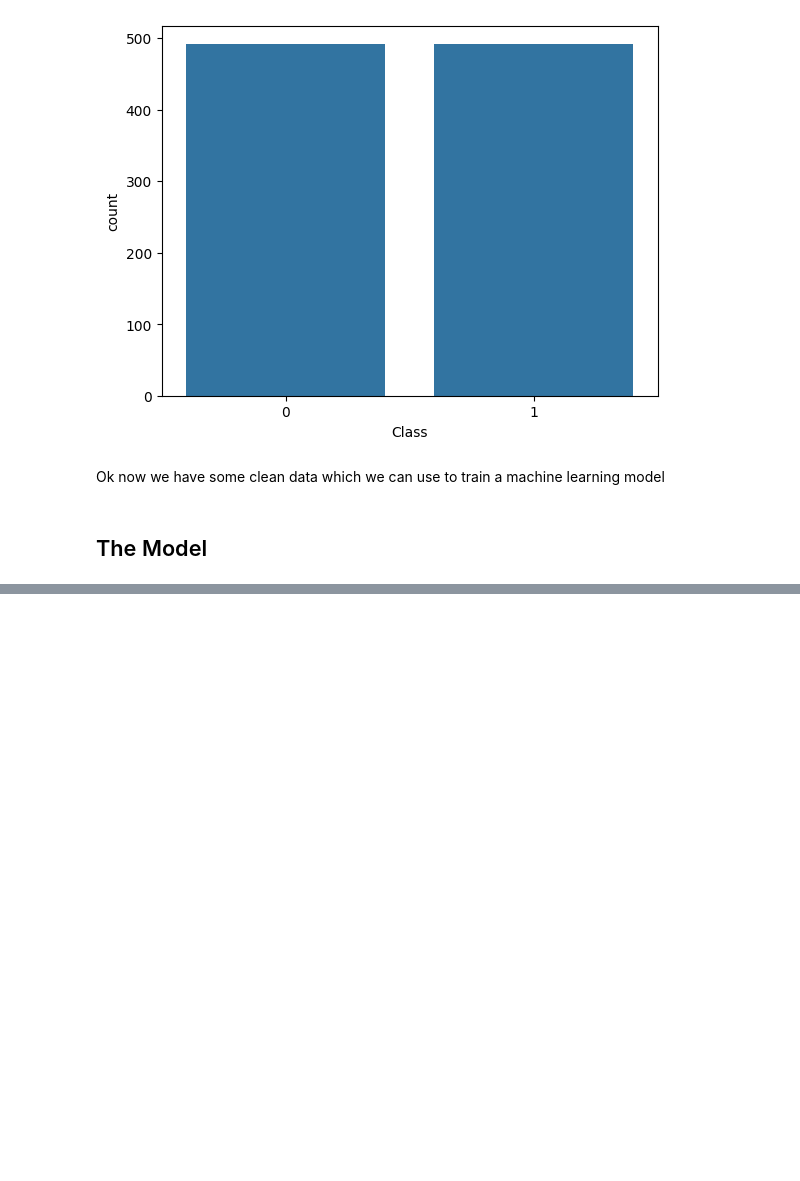
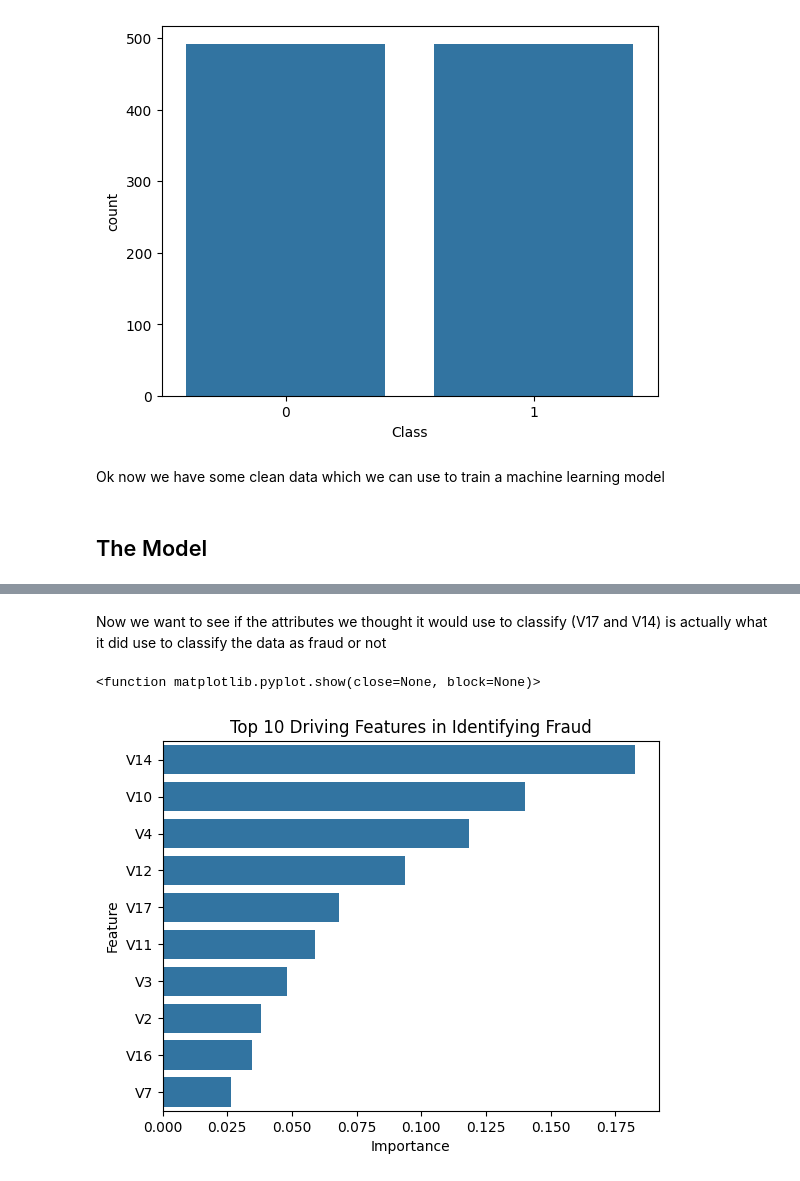
Before and after one commit to AlecAnghel/Credit-Card-Fraud-Detection, a Jupyter notebook: notebooks/Fraud_Detection.ipynb, the cells around one changed output, grey strips where cells are left out. Drawn from its saved outputs; the diff is of its cells as text; code cells hidden in the pictures; blank space fills up the shorter version.

```diff
--- a/notebooks/Fraud_Detection.ipynb
+++ b/notebooks/Fraud_Detection.ipynb
@@ -130,3 +130,12 @@ plt.show()
 Ok now we have some clean data which we can use to train a machine learning model
 # %% [markdown]
 ## The Model
+# %%
+# Split the data 80-20
+from sklearn.model_selection import train_test_split
+
+X = new_df.drop("Class", axis = 1)
+y = new_df["Class"]
+
+X_train, X_test, y_train, y_test = train_test_split(X, y, test_size = 0.2, random_state = 412)
+print(X_train.shape)
@@ -132,0 +144,11 @@ Ok now we have some clean data which we can use to train a machine learning mode
+# %%
+# Now we're going to use a Random forest tree model. We're using it because its more resistant to overfitting, it does a good job handling non-linear relationships (which is what we want in this case)
+# and we can use it later to spit out a "feature importance" chart to compare to the result we got in our EDA (that V17 and V14 are good indicators)
+
+from sklearn.ensemble import RandomForestClassifier
+
+random_forest_model = RandomForestClassifier(random_state = 412)
+random_forest_model.fit(X_train, y_train)
+
+predictions = random_forest_model.predict(X_test)
+predictions[:5]
@@ -132,0 +176,19 @@ Ok now we have some clean data which we can use to train a machine learning mode
+# %% [markdown]
+Now we want to see if the attributes we thought it would use to classify (V17 and V14) is actually what it did use to classify the data as fraud or not
+# %%
+importances = random_forest_model.feature_importances_
+
+features_names = X_train.columns
+importance_df = pd.DataFrame({'Feature': features_names, 'Importance': importances})
+
+sorted_importancedf = importance_df.sort_values(by = "Importance", ascending=False)
+
+# Plot the figure to visualise (only the first 10 for an easier read)
+sns.barplot(data = sorted_importancedf.head(10), x = "Importance", y = "Feature")
+plt.title("Top 10 Driving Features in Identifying Fraud")
+plt.xlabel("Importance")
+plt.ylabel("Feature")
+plt.show
+# %% [output]
+<function matplotlib.pyplot.show(close=None, block=None)>
+[figure, added]
```
Also changed, not shown: parts of 3 cells of this notebook.
